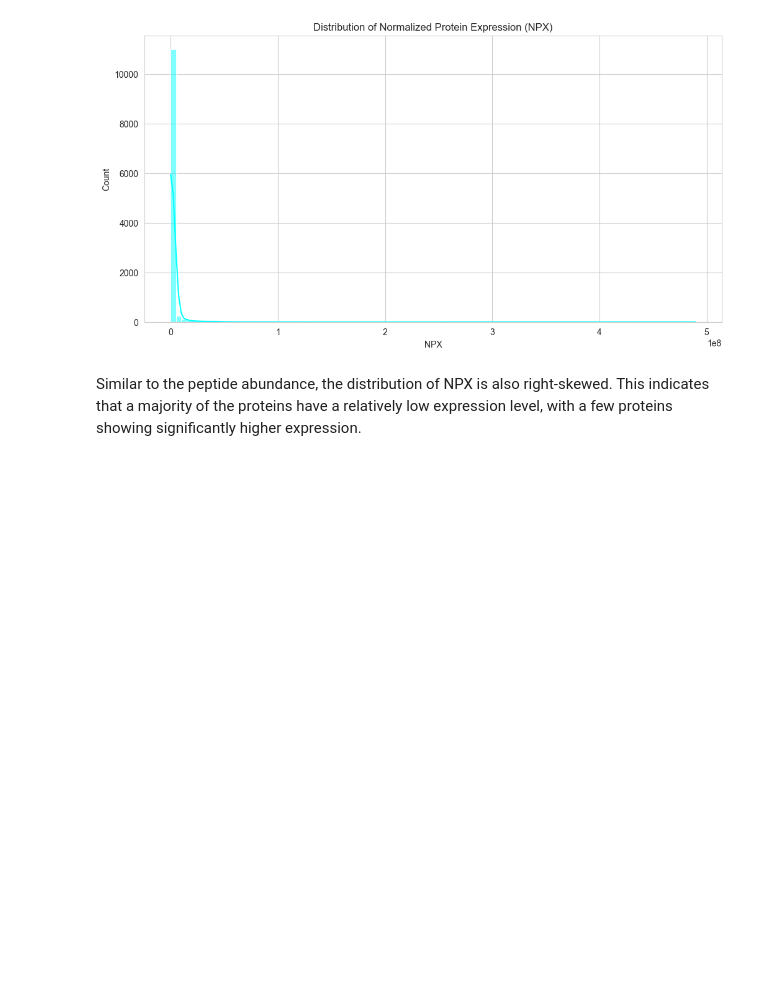
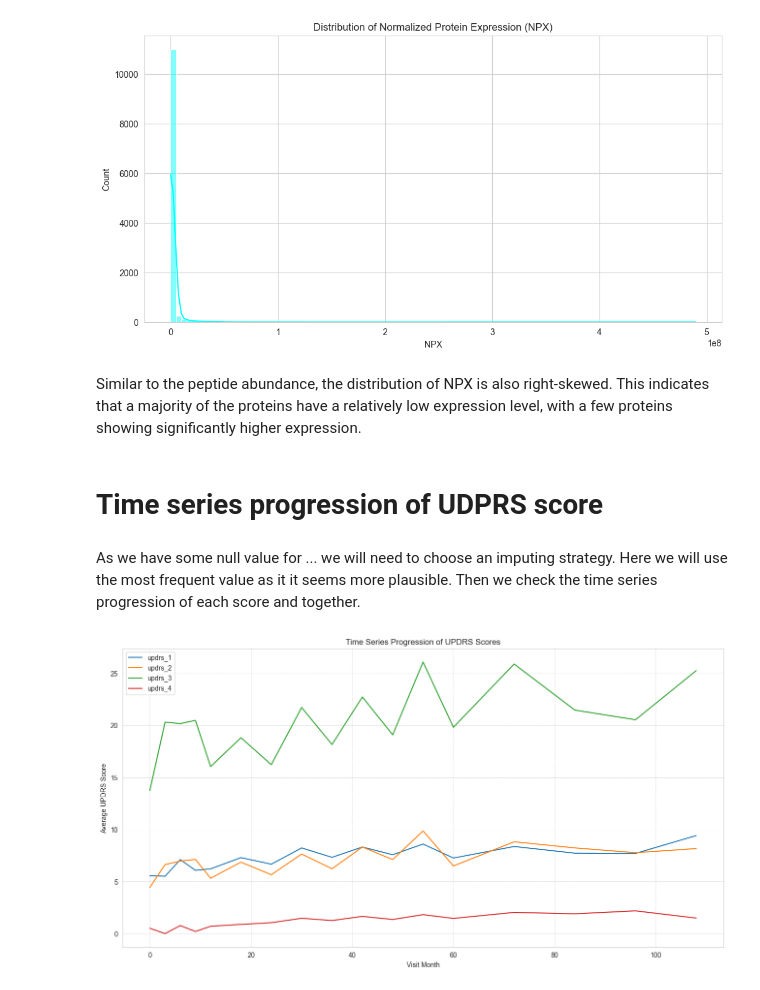
Before and after one commit to azizharouna/NeuroMetrics, a Jupyter notebook: data_analysis.ipynb, the cells around one changed output. Cells and saved outputs as stored; diff of their text form; code cells hidden in the pictures; blank space fills up the shorter version.

Commit message:
time series progression done

```diff
--- a/data_analysis.ipynb
+++ b/data_analysis.ipynb
@@ -107,3 +107,37 @@ plt.show()
 # %% [markdown]
 Similar to the peptide abundance, the distribution of NPX is also right-skewed.
 This indicates that a majority of the proteins have a relatively low expression level, with a few proteins showing significantly higher expression.
+# %% [markdown]
+# Time series progression of UDPRS score
+# %% [markdown]
+As we have some null value for ... we will need to choose an imputing strategy. Here we will use the most frequent value as it it seems more plausible. Then we check the time series progression of each score and together.
+# %%
+# impute by the most frequent value
+
+from sklearn.impute import SimpleImputer
+imputer = SimpleImputer(strategy='most_frequent')
+# Assuming df is your DataFrame
+dfz = train_clinical_data.drop('upd23b_clinical_state_on_medication', axis = 1)
+train_clinical_data_imp = imputed_data = imputer.fit_transform(dfz)
+
+# Convert the imputed_data array back into a Pandas DataFrame
+train_clinical_data_imp = pd.DataFrame(imputed_data, columns=dfz.columns)
+
+
+
+# Group by visit_month and compute the mean of UPDRS scores
+avg_updrs_over_time = train_clinical_data_imp.groupby('visit_month').mean()[['updrs_1', 'updrs_2', 'updrs_3', 'updrs_4']]
+
+# Plot the time series progression of UPDRS scores
+plt.figure(figsize=(16, 8))
+for column in avg_updrs_over_time.columns:
+    plt.plot(avg_updrs_over_time.index, avg_updrs_over_time[column], label=column)
+
+plt.title('Time Series Progression of UPDRS Scores')
+plt.xlabel('Visit Month')
+plt.ylabel('Average UPDRS Score')
+plt.legend()
+plt.grid(True, which='both', linestyle='--', linewidth=0.5)
+plt.show()
+# %% [output]
+[figure, added]
```
Also changed, not shown: parts of 1 cell of this notebook.
